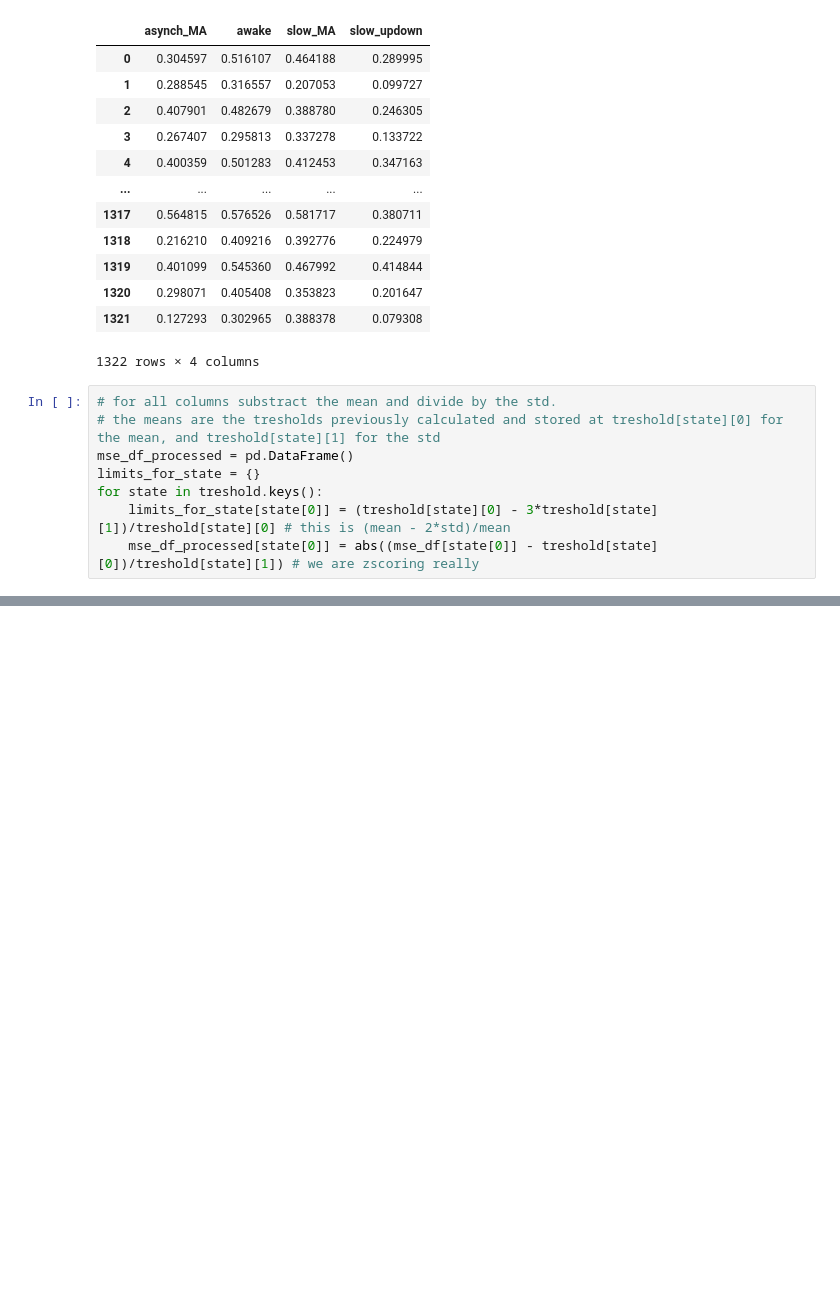
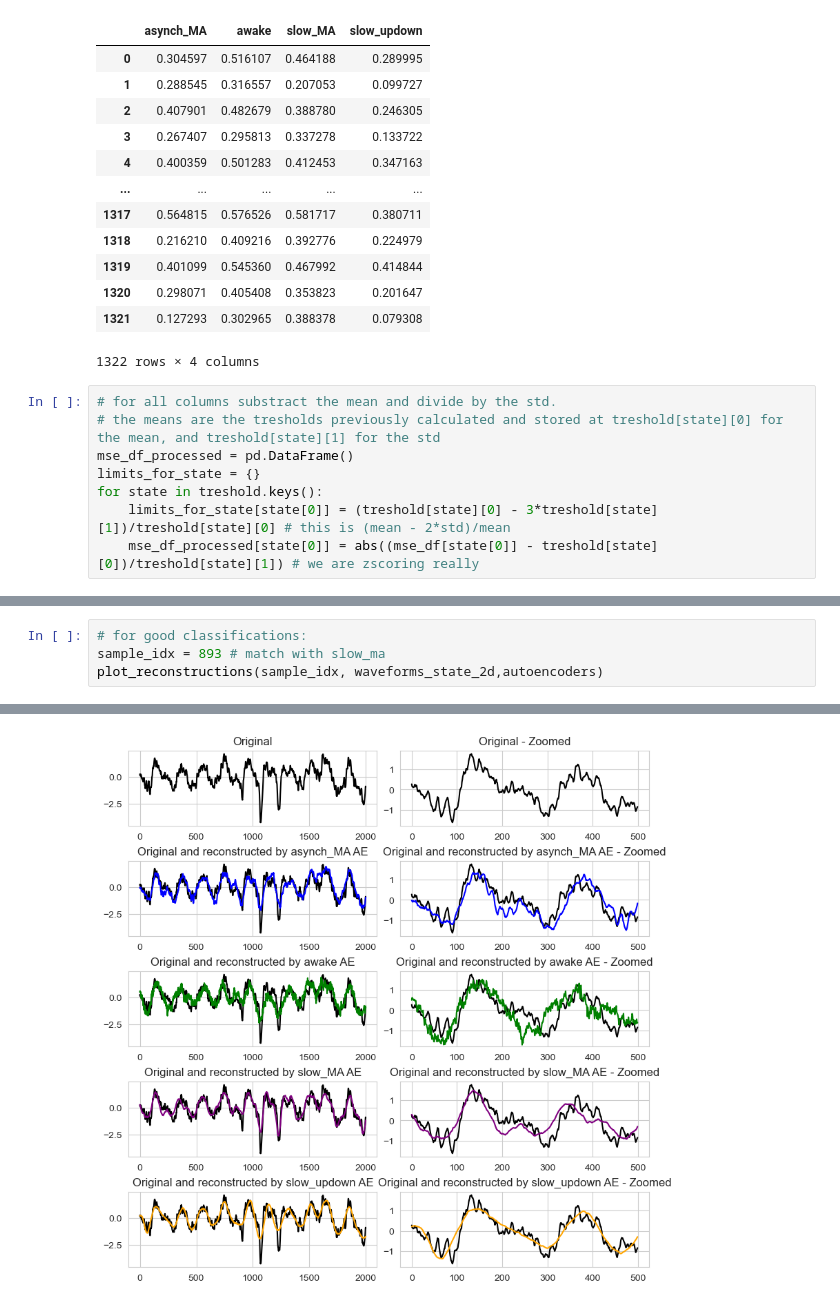
Before and after one commit to arnaumarin/LFPDeepStates, a Jupyter notebook: AE/AE_phoebe_ses210626wGT.ipynb, the cells around one changed output, grey strips where cells are left out. Drawn from its saved outputs; the diff is of its cells as text; blank space fills up the shorter version.

```diff
--- a/AE/AE_phoebe_ses210626wGT.ipynb
+++ b/AE/AE_phoebe_ses210626wGT.ipynb
@@ -549,0 +662,5 @@ limits_for_state
+# %%
+# for good classifications:
+sample_idx = 893 # match with slow_ma
+plot_reconstructions(sample_idx, waveforms_state_2d,autoencoders)
+# %% [output]
@@ -549,0 +671 @@ limits_for_state
+[figure, added]
```
Also changed, not shown: parts of 21 cells of this notebook.
